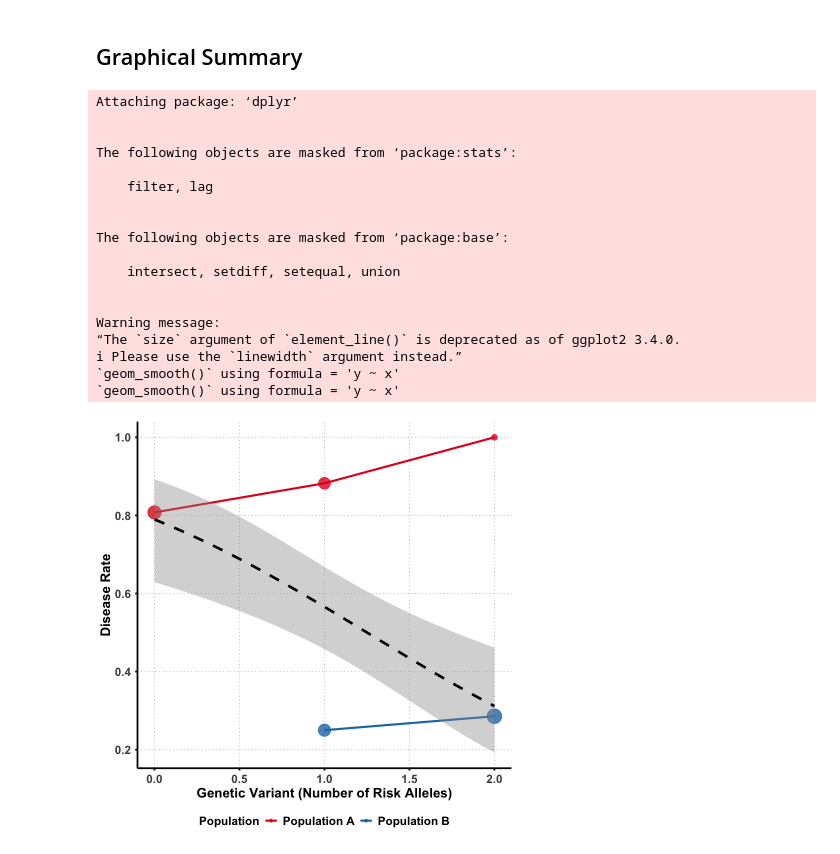
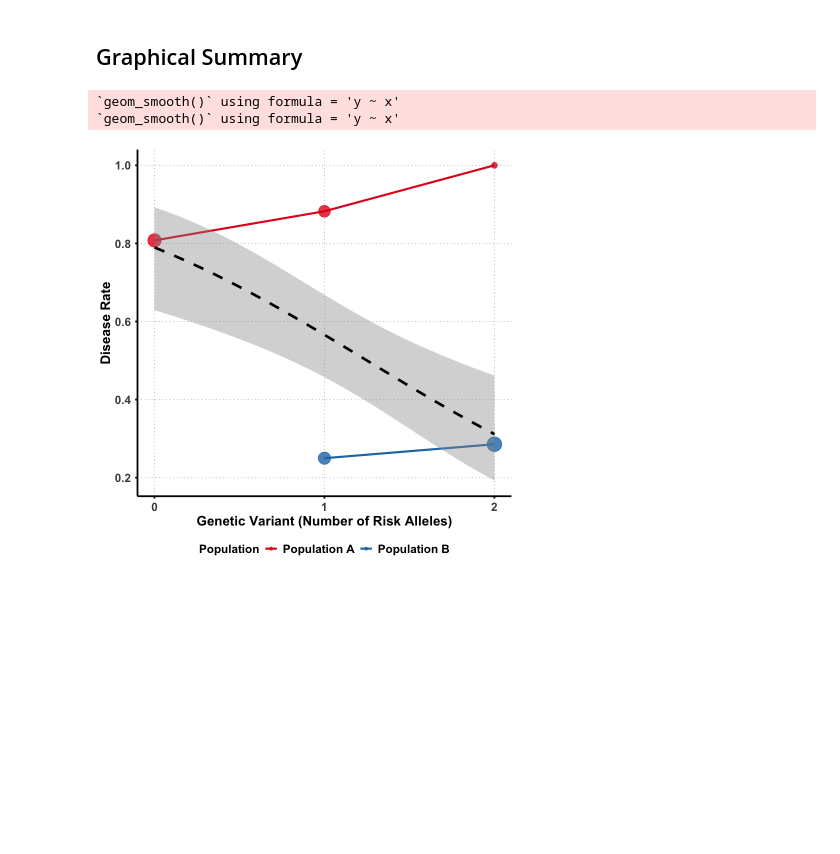
Before and after one commit to StatFunGen/statgen-primer, a Jupyter notebook: marginal_joint_effects.ipynb, the cells around one changed output. Drawn from its saved outputs; the diff is of its cells as text; code cells hidden in the pictures; blank space fills up the shorter version.

Commit message:
fix before stats inference sections

```diff
--- a/marginal_joint_effects.ipynb
+++ b/marginal_joint_effects.ipynb
@@ -289,7 +287,8 @@ Then we generate the disease status where despite having more risk alleles, Popu
 # Population B has generally lower disease risk (better healthcare/environment)
 # But the variant increases risk within each population
 baseline_risk <- ifelse(ancestry == 0, 0.8, 0.1)  # Pop A much higher baseline risk
-genetic_effect <- 0.1 * variant1  # Variant increases risk in both populations
+true_effect = 0.1
+genetic_effect <- true_effect * variant1  # Variant increases risk in both populations
 
 disease_prob <- baseline_risk + genetic_effect
 disease <- rbinom(N, 1, pmin(disease_prob, 1))  # Ensure prob ≤ 1
@@ -404,54 +409,34 @@ p <- ggplot(summary_stats, aes(x = variant, y = disease_rate)) +
 
   scale_color_manual(values = c("Population A" = "#E31A1C", "Population B" = "#1F78B4")) +
   scale_size_continuous(range = c(3, 8), guide = "none") +
-
+  scale_x_continuous(breaks = 0:2) +  # Only show integer labels
   labs(
     x = "Genetic Variant (Number of Risk Alleles)",
     y = "Disease Rate",
     color = "Population"
       ) +
-
   theme_minimal() +
   theme(
     text = element_text(size = 14, face = "bold"),
     plot.title = element_blank(),
     axis.text = element_text(size = 14, face = "bold"),
     axis.title = element_text(size = 16, face = "bold"),
     legend.text = element_text(size = 14, face = "bold"),
     legend.position = "bottom",  # Position legend at the bottom
     panel.grid.major = element_line(color = "gray", linetype = "dotted"),
     panel.grid.minor = element_blank(),
     axis.line = element_line(linewidth = 1),
-    axis.ticks = element_line(size = 1),
-    # Add transparent backgrounds
+    axis.ticks = element_line(linewidth = 1),
     panel.background = element_rect(fill = "transparent", color = NA),
     plot.background = element_rect(fill = "transparent", color = NA)
   )
-# Display the plot
 print(p)
 
-# Save with transparent background
-ggsave("./cartoons/marginal_joint_effects.png", plot = p,
+ggsave("./figures/marginal_joint_effects.png", plot = p,
        width = 8, height = 8,
        bg = "transparent",
        dpi = 300)
 # %% [output]
-Attaching package: ‘dplyr’
-
-
-The following objects are masked from ‘package:stats’:
-
-    filter, lag
-
-
-The following objects are masked from ‘package:base’:
-
-    intersect, setdiff, setequal, union
-
-
-Warning message:
-“The `size` argument of `element_line()` is deprecated as of ggplot2 3.4.0.
-ℹ Please use the `linewidth` argument instead.”
 `geom_smooth()` using formula = 'y ~ x'
 `geom_smooth()` using formula = 'y ~ x'
-[figure, old version]
+[figure, new version]
```
Also changed, not shown: parts of 18 cells of this notebook, 44 other files.
